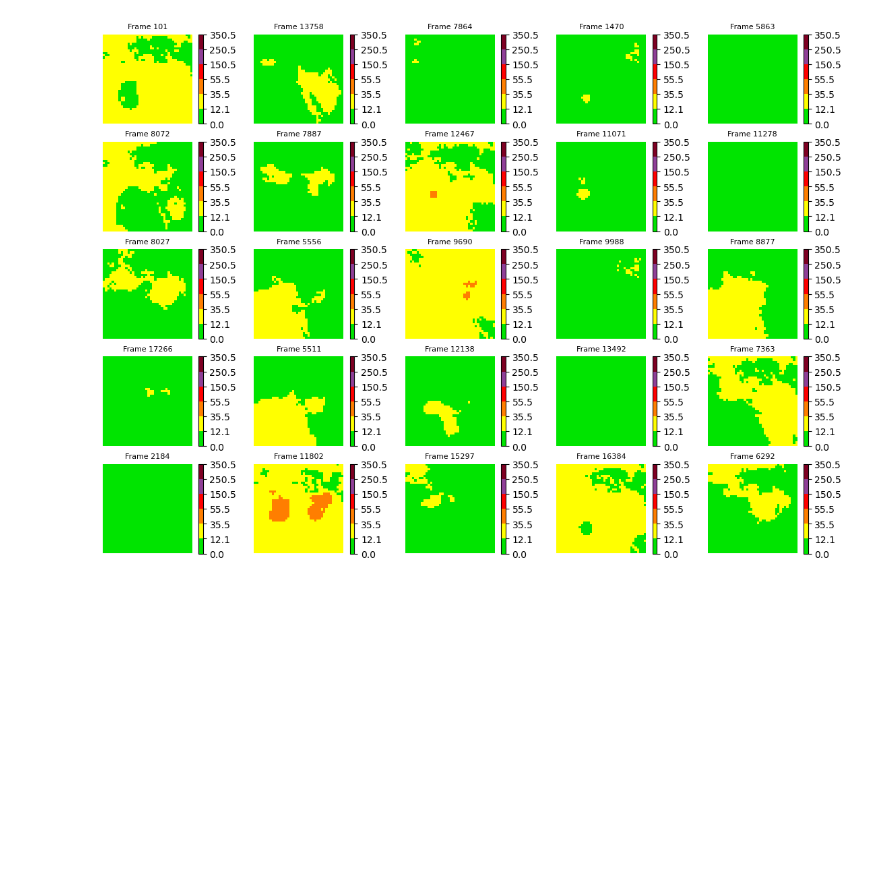
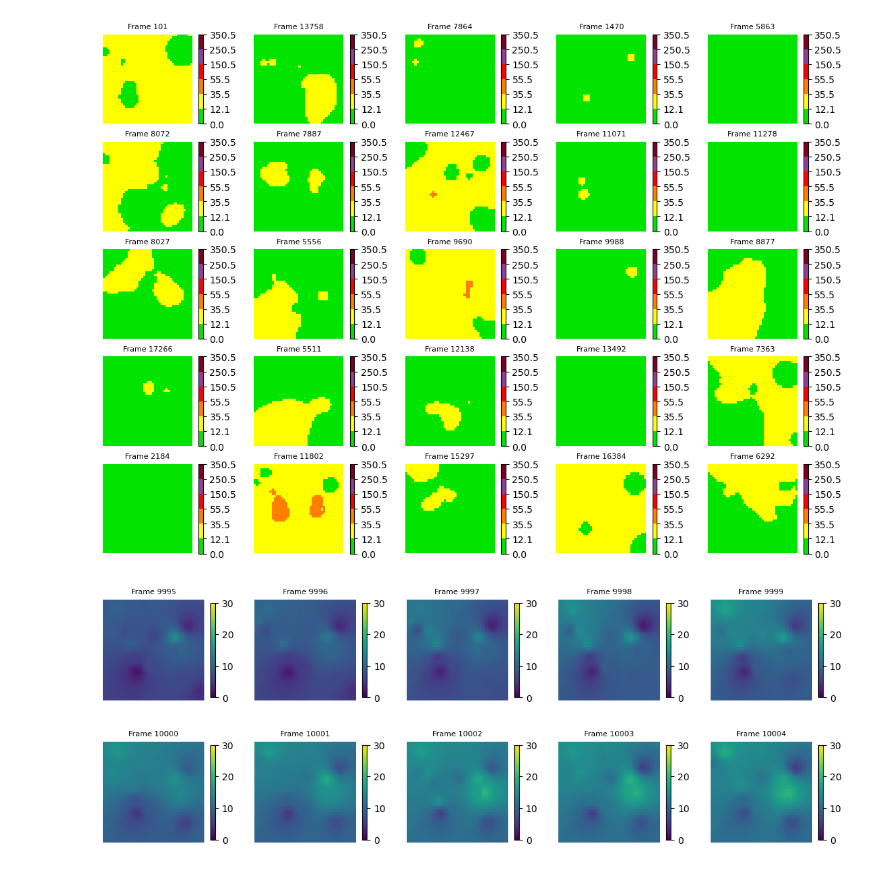
Before and after one commit to matthewgraca/hrrr-smoke-viz, a Jupyter notebook: visualizations/airnow_viz/airnow_viz.ipynb, the cells around one changed output. Saved outputs shown, nothing was run; the diff lists cells and outputs as text; code cells hidden in the pictures; blank space fills up the shorter version.

```diff
--- a/visualizations/airnow_viz/airnow_viz.ipynb
+++ b/visualizations/airnow_viz/airnow_viz.ipynb
@@ -75,13 +75,21 @@ def straight_frame_plotter(images, idx, rows=2, cols=5):
 import sys
 sys.path.append('/home/mgraca/Workspace/hrrr-smoke-viz')
 from libs.airnowdata import AirNowData
+cache_dir = '/home/mgraca/Workspace/hrrr-smoke-viz/pwwb-experiments/tensorflow/cached_data'
+airnow_cache_dir = f'{cache_dir}/two_years_sat_data/airnow_cache'
 
+'''
 airnow = AirNowData(
-    save_dir='/home/mgraca/Workspace/hrrr-smoke-viz/pwwb-experiments/tensorflow/data/airnow_cache/airnow.json',
+    save_dir='/home/mgraca/Workspace/hrrr-smoke-viz/pwwb-experiments/tensorflow/cached_data/two_years_sat_data/airnow_cache/airnow.json',
     elevation_path='/home/mgraca/Workspace/hrrr-smoke-viz/pwwb-experiments/tensorflow/data/elevation.npy',
     processed_cache_dir='/home/mgraca/Workspace/hrrr-smoke-viz/pwwb-experiments/tensorflow/data/airnow_cache/airnow_processed.npz'
 )
-
-print(airnow.air_sens_loc)
+'''
+airnow = AirNowData(
+    save_dir=f'{airnow_cache_dir}/airnow.json',
+    elevation_path=f'{cache_dir}/two_years_sat_data/elevation.npy',
+    processed_cache_dir=f'{airnow_cache_dir}/elevation_scale/airnow_processed_0.npz',
+    elevation_scale_factor=0
+)
 # %% [output]
 ⛰️  Elevation data statistics:
@@ -110,6 +117,8 @@ random_frame_plotter(airnow.data)
 # %%
 aqi_random_frame_plotter(airnow.data)
 # %% [output]
-[figure, old version]
+[figure, new version]
 # %%
-#straight_frame_plotter(openaq, 10000)
+straight_frame_plotter(airnow.data, 10000)
+# %% [output]
+[figure, added]
```
Also changed, not shown: parts of 3 cells of this notebook.
